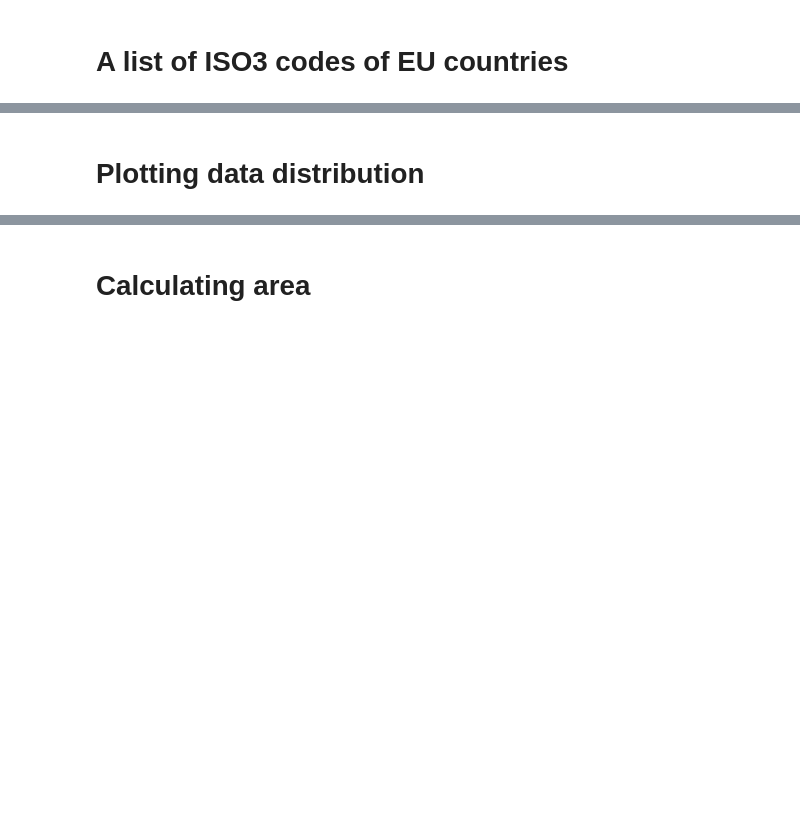
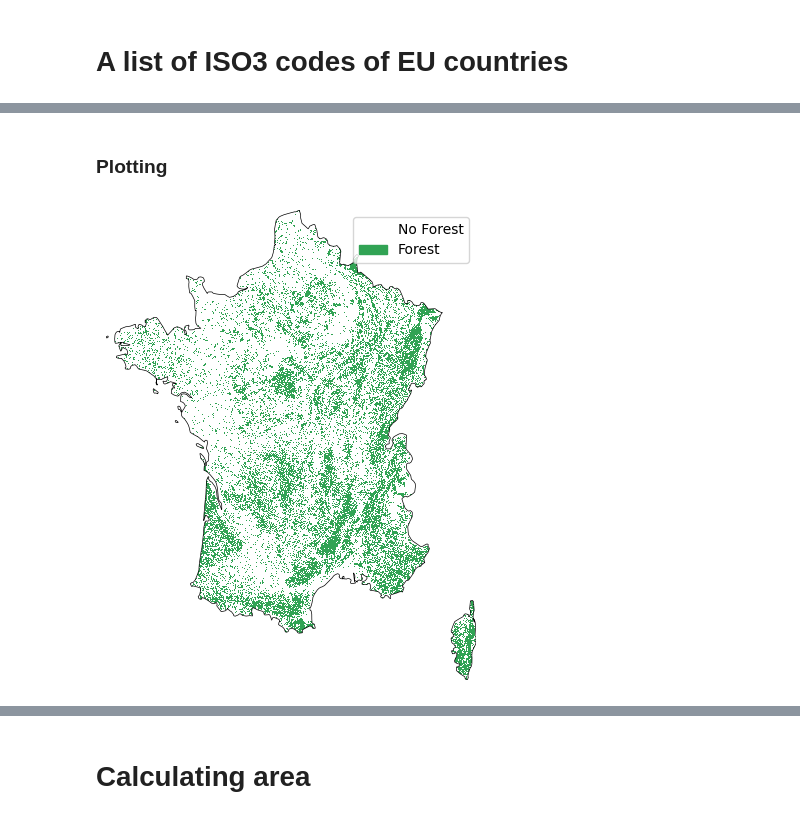
Before and after one commit to firzari/forest_data_analysis, a Jupyter notebook: notebook/forest_cover.ipynb, the cells around one changed output, grey strips where cells are left out. Drawn from its saved outputs; the diff is of its cells as text; code cells hidden in the pictures; blank space fills up the shorter version.

```diff
--- a/notebook/forest_cover.ipynb
+++ b/notebook/forest_cover.ipynb
@@ -61,4 +119,49 @@ eu_iso = eu_iso3["ISO3"]
 # %% [markdown]
-# Plotting data distribution
+### Plotting
+# %%
+# Takes values > 0
+non_zero = forest_cover.where(forest_cover > 0)
+
+# Plot template
+figure, ax = plt.subplots(figsize=(4,5))
+
+# Create a custom discrete colormap
+cmap = mcolors.ListedColormap(["#FFFFFF", "#31a354"])
+bounds = [0.0, 0.5, 1.5]  # Define the boundaries for the colormap
+norm = mcolors.BoundaryNorm(bounds, cmap.N)
+
+# Create legend handles
+tick_labels = ['No Forest', 'Forest']
+handles = [mpatches.Patch(color=cmap(pos), label=f"{tick}") for pos, tick in zip(bounds, tick_labels)]
+
+# Plot administration border
+border.boundary.plot(ax=ax, edgecolor="black", linewidth=0.5)
+
+# Plot forest cover map
+ax_p = non_zero.plot.imshow(cmap=cmap, norm=norm, ax=ax, add_colorbar=False)
+
+# # Add a color bar
+# cbar = figure.colorbar(ax_p, ticks=[0.25, 1])
+# cbar.ax.set_yticklabels(tick_labels)
+# cbar.set_label('Forest cover')
+
+# Add the legend with custom handles
+ax.legend(handles=handles)
+
+# Get the year automatically
+year = non_zero.time.dt.year.item()
+
+# Additional information
+ax.axis("off")
+ax.set(title=None)
+
+# xarray_title = "Forest cover"
+# ax.set(title=f"{xarray_title} in DEU in {year}")
+plt.tight_layout()
+
+# # Export the plot
+# plt.savefig(output_figure_dir/"deu_forest_cover.png")
+# %% [output]
+[figure, added]
 # %%
 # Testing plot_iso_forest for many countries at once
```
Also changed, not shown: parts of 28 cells of this notebook, 1 other file.
